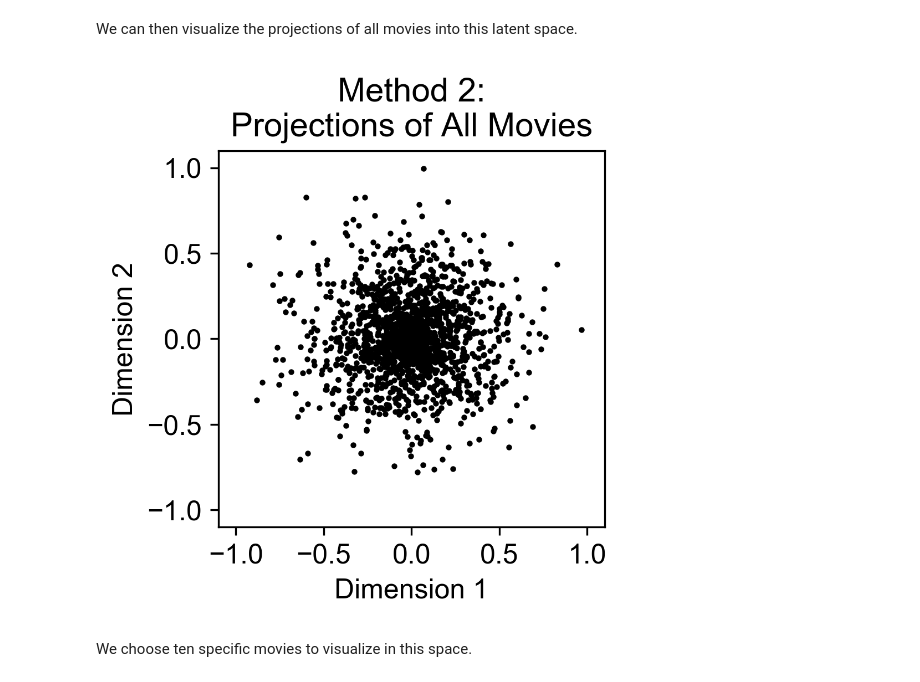
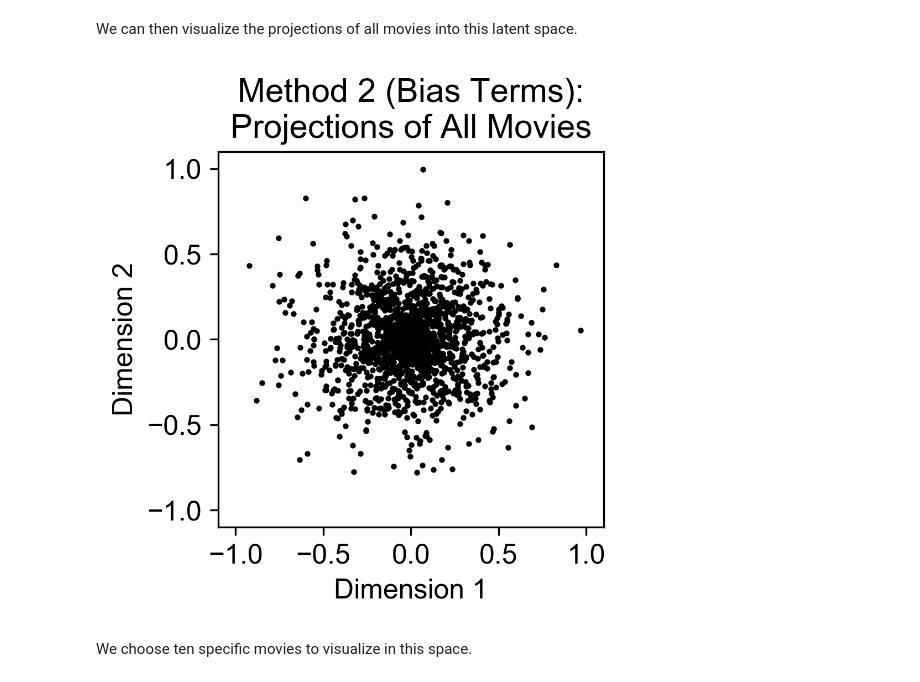
Before and after one commit to LiyinHe/CS155_project2, a Jupyter notebook: Bias_Learn_CS.ipynb, the cells around one changed output. Cells and saved outputs as stored; diff of their text form; code cells hidden in the pictures.

Commit message:
Update visualizations.

```diff
--- a/Bias_Learn_CS.ipynb
+++ b/Bias_Learn_CS.ipynb
@@ -306,22 +306,22 @@ We can then visualize the projections of all movies into this latent space.
 # %%
 def label_plot(subtitle,
                xlim=[-1.1, 1.1], ylim=[-1.1, 1.1],
                xticks=np.arange(-1, 1.1, 0.5),
                yticks=np.arange(-1, 1.1, 0.5)):
     plt.xlim(xlim)
     plt.xticks(xticks)
     plt.ylim(ylim)
     plt.yticks(yticks)
     plt.xlabel('Dimension 1')
     plt.ylabel('Dimension 2')
-    plt.title('Method 2:\n' + subtitle)
+    plt.title('Method 2 (Bias Terms):\n' + subtitle)
 
 # Visualize projections of all movies
 plt.figure(figsize=(3, 3))
 plt.plot(V_vis[0], V_vis[1], 'k.', ms=3)
 label_plot('Projections of All Movies')
 # %% [output]
-[figure, old version]
+[figure, new version]
 # %% [markdown]
 We choose ten specific movies to visualize in this space.
 # %%
```
Also changed, not shown: parts of 3 cells of this notebook, 1 other file.
